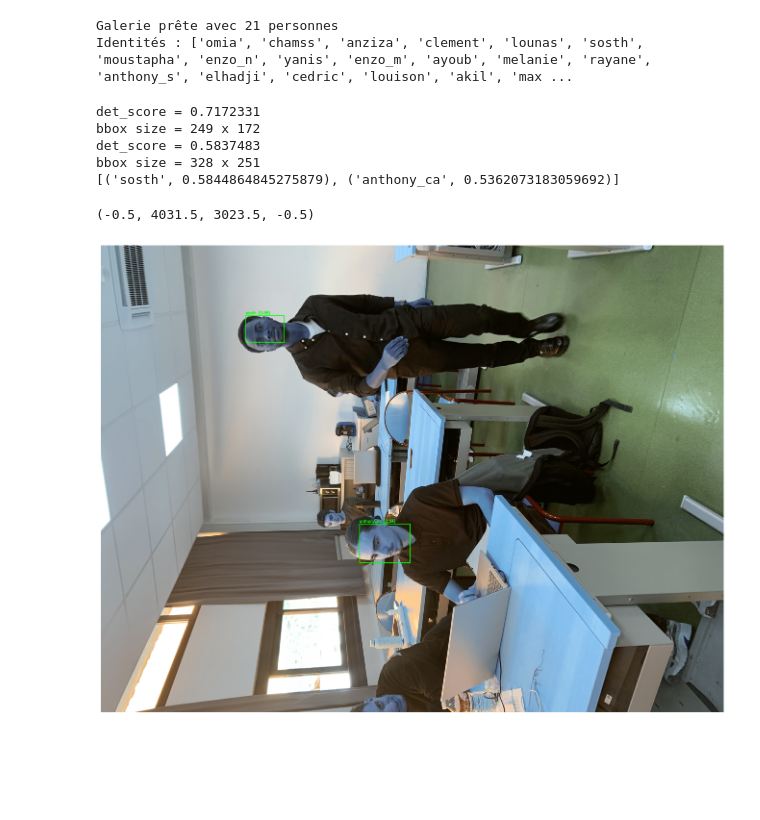
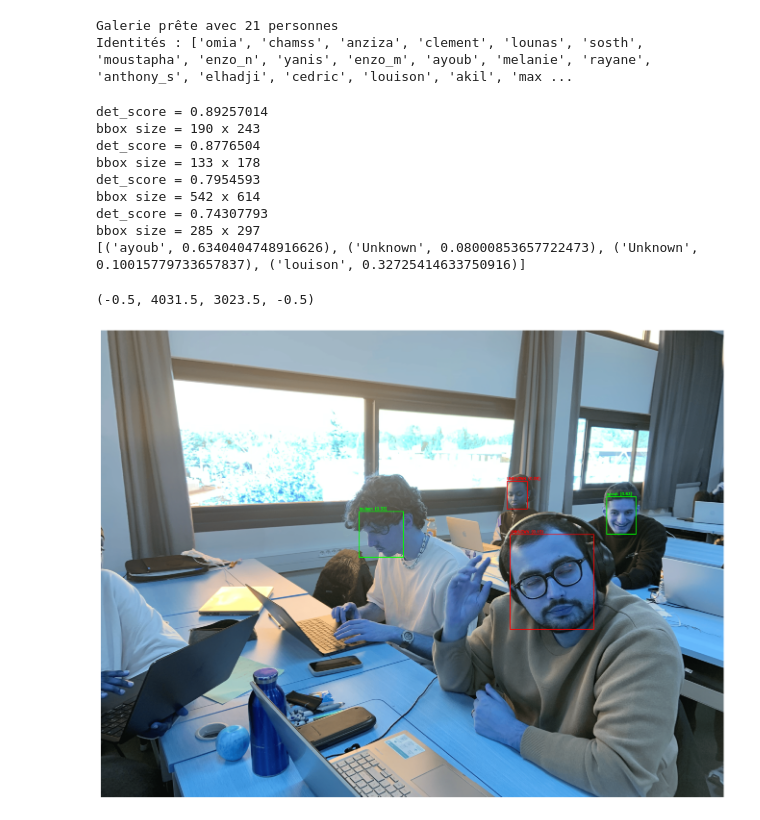
Before and after one commit to LounasBdldso/Projet-TER-F-One-shot-learning, a Jupyter notebook: RetinaFace_Arcface/test_reel.ipynb, the cells around one changed output. Drawn from its saved outputs; the diff is of its cells as text; code cells hidden in the pictures; blank space fills up the shorter version.

```diff
--- a/RetinaFace_Arcface/test_reel.ipynb
+++ b/RetinaFace_Arcface/test_reel.ipynb
@@ -58,34 +58,38 @@ Identités : ['omia', 'chamss', 'anziza', 'clement', 'lounas', 'sosth', 'moustap
 # %%
 import matplotlib.pyplot as plt
 
-img = cv2.imread("/Users/sxsthene/Documents/Université/Master 1/TER F/query_photo/iloveimg-compressed-4/IMG_3472.png")
+img = cv2.imread("/Users/sxsthene/Documents/Université/Master 1/TER F/query_photo/iloveimg-compressed-4/IMG_3476.png")
 img = cv2.cvtColor(img, cv2.COLOR_BGR2RGB)
 
 faces = app.get(img)
 
 results = recognize_image(
     img,
     app,
     gallery,
-    threshold=0.4,
-    min_score=0.7
+    threshold=0.3,
+    min_score=0.5
 )
 print(results)
 
 vis = visualize_decision(
     img,
     results,
     faces,
-    threshold=0.4
+    threshold=0.3
 )
 
 plt.imshow(vis)
 plt.axis("off")
 # %% [output]
-det_score = 0.7172331
-bbox size = 249 x 172
-det_score = 0.5837483
-bbox size = 328 x 251
-[('sosth', 0.5844864845275879), ('anthony_ca', 0.5362073183059692)]
+det_score = 0.89257014
+bbox size = 190 x 243
+det_score = 0.8776504
+bbox size = 133 x 178
+det_score = 0.7954593
+bbox size = 542 x 614
+det_score = 0.74307793
+bbox size = 285 x 297
+[('ayoub', 0.6340404748916626), ('Unknown', 0.08000853657722473), ('Unknown', 0.10015779733657837), ('louison', 0.32725414633750916)]
 (-0.5, 4031.5, 3023.5, -0.5)
-[figure, old version]
+[figure, new version]
```
